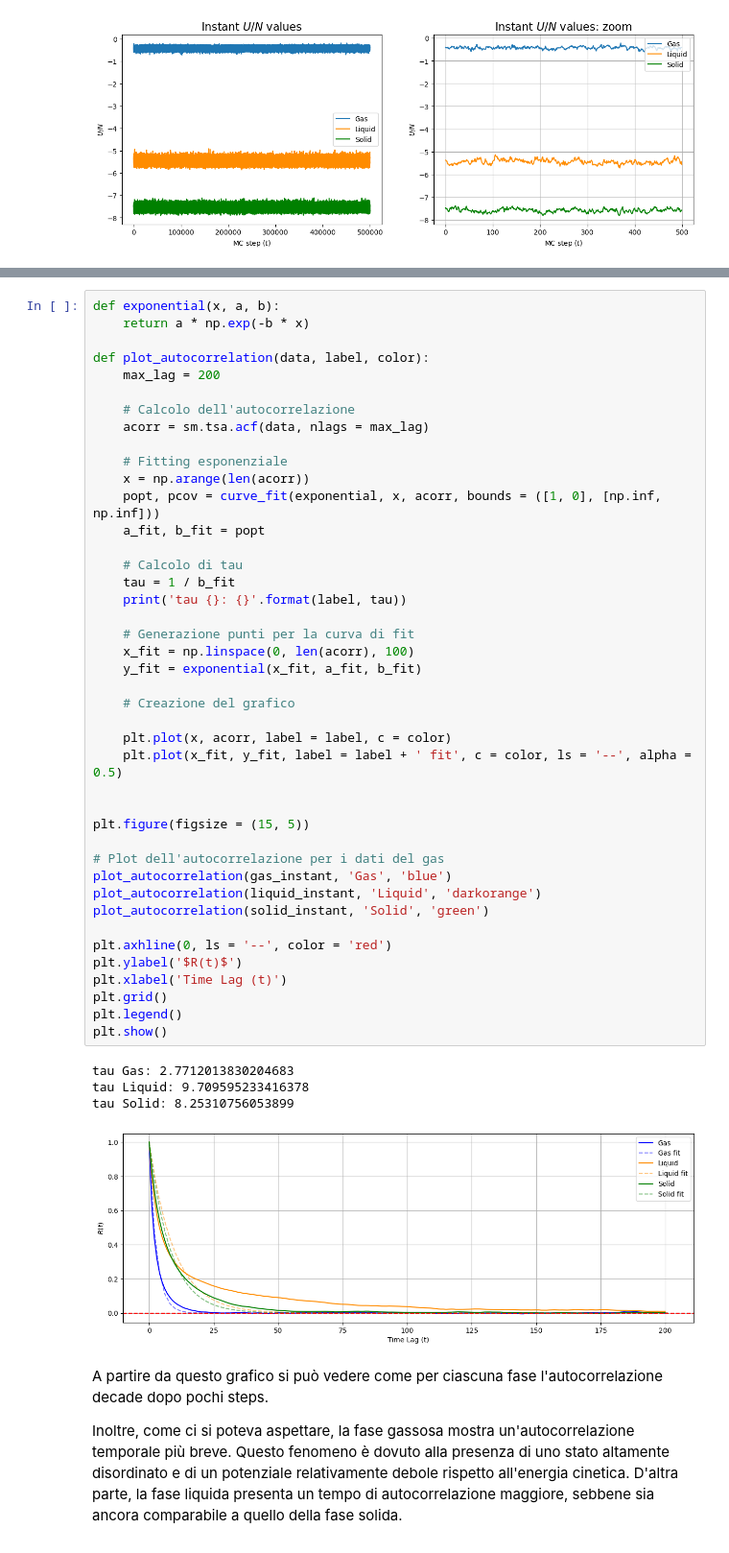
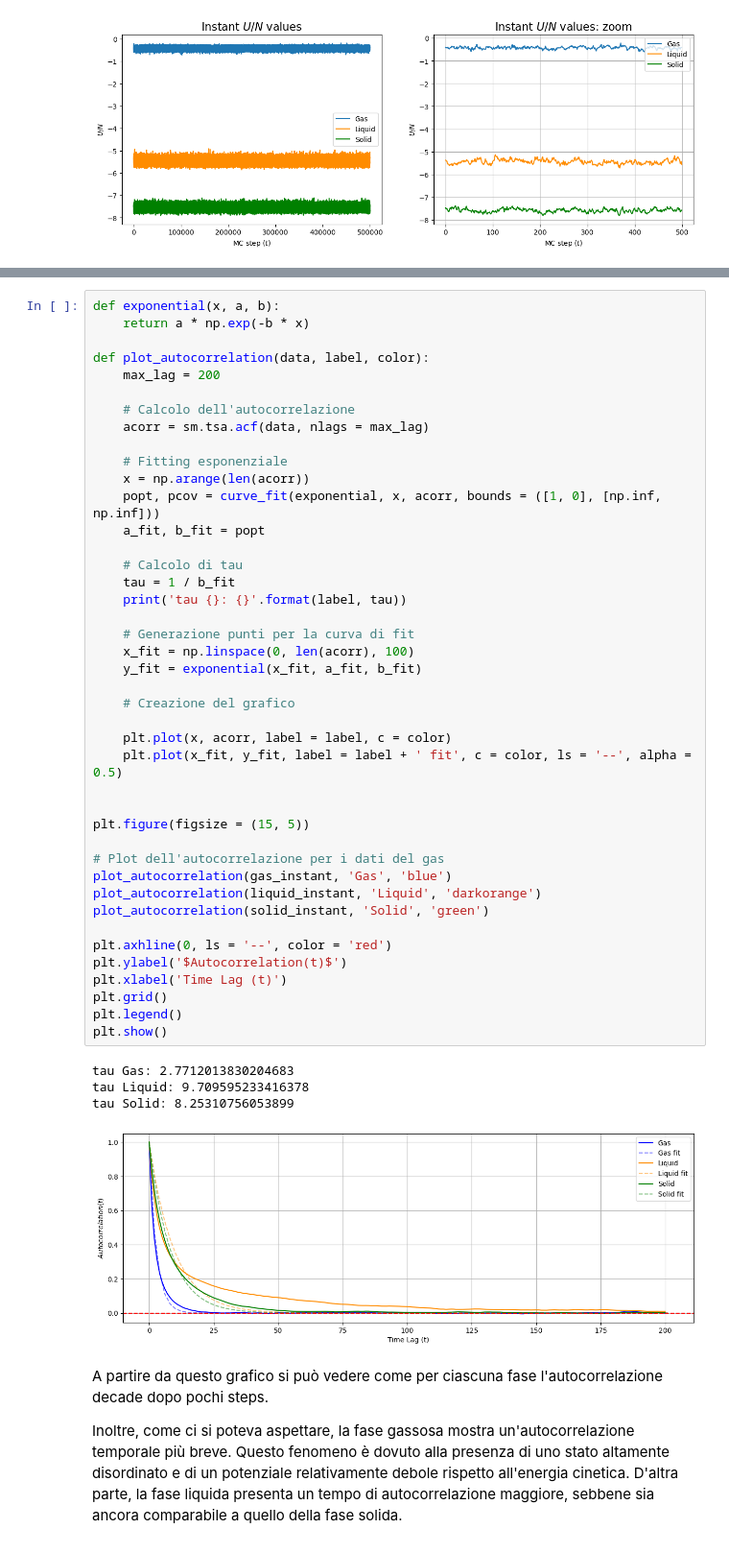
Before and after one commit to matteopicciolini/Numeric-Simulation-Laboratory, a Jupyter notebook: JupyterNotebooks/Exercises_07.ipynb, the cells around one changed output, grey strips where cells are left out. Shown: that part at 96% size. Saved outputs shown, nothing was run; the diff lists cells and outputs as text.

```diff
--- a/JupyterNotebooks/Exercises_07.ipynb
+++ b/JupyterNotebooks/Exercises_07.ipynb
@@ -149,35 +149,35 @@ def plot_autocorrelation(data, label, color):
     # Calcolo di tau
     tau = 1 / b_fit
     print('tau {}: {}'.format(label, tau))
 
     # Generazione punti per la curva di fit
     x_fit = np.linspace(0, len(acorr), 100)
     y_fit = exponential(x_fit, a_fit, b_fit)
 
     # Creazione del grafico
 
     plt.plot(x, acorr, label = label, c = color)
     plt.plot(x_fit, y_fit, label = label + ' fit', c = color, ls = '--', alpha = 0.5)
 
 
 plt.figure(figsize = (15, 5))
 
 # Plot dell'autocorrelazione per i dati del gas
 plot_autocorrelation(gas_instant, 'Gas', 'blue')
 plot_autocorrelation(liquid_instant, 'Liquid', 'darkorange')
 plot_autocorrelation(solid_instant, 'Solid', 'green')
 
 plt.axhline(0, ls = '--', color = 'red')
-plt.ylabel('$R(t)$')
+plt.ylabel('$Autocorrelation(t)$')
 plt.xlabel('Time Lag (t)')
 plt.grid()
 plt.legend()
 plt.show()
 # %% [output]
 tau Gas: 2.7712013830204683
 tau Liquid: 9.709595233416378
 tau Solid: 8.25310756053899
-[figure, old version]
+[figure, new version]
 # %% [markdown]
 A partire da questo grafico si può vedere come per ciascuna fase l'autocorrelazione decade dopo pochi steps.
 
```
Also changed, not shown: parts of 1 cell of this notebook.
